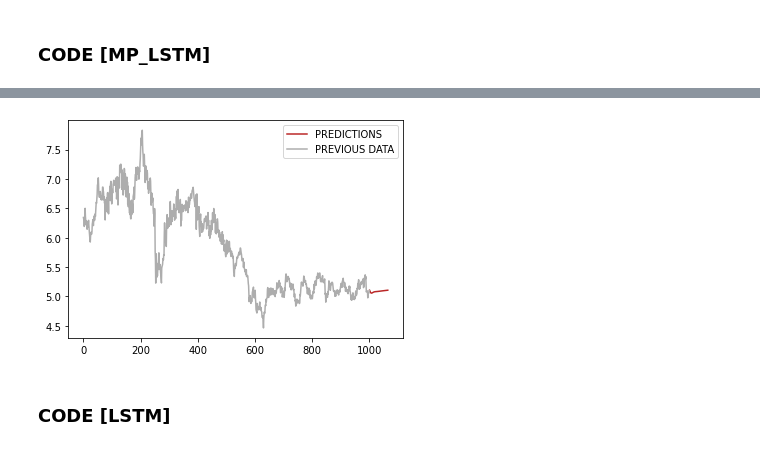
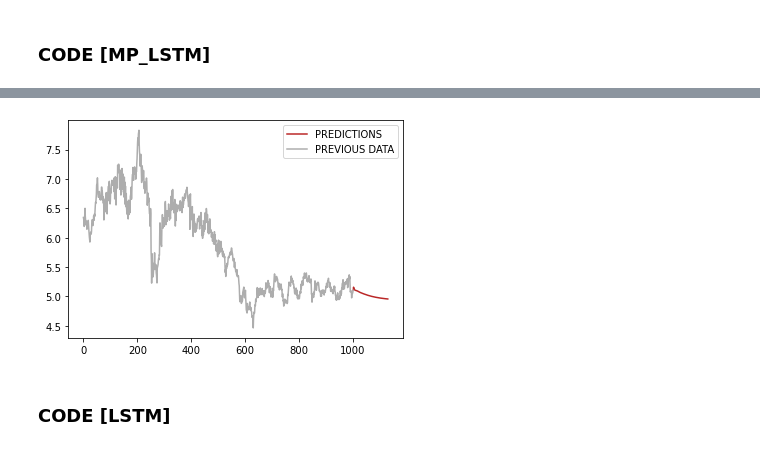
Before and after one commit to bananamilkt/Trend-Forecasting-Models, a Jupyter notebook: LSTM.ipynb, the cells around one changed output, grey strips where cells are left out. Cells and saved outputs as stored; diff of their text form; code cells hidden in the pictures.

Commit message:
[MODEL UPDATE]
-Load function added for multiple predictors LSTM Class

```diff
--- a/LSTM.ipynb
+++ b/LSTM.ipynb
@@ -432,4 +454,4 @@ class MP_LSTM():
 # %% [markdown]
 ### CODE [MP_LSTM]
 # %%
-LSTM_MODEL = MP_LSTM(PATH = 'MODEL2', NUM_PREDICTORS = 3)
+LSTM_MODEL = MP_LSTM(PATH = 'CAD_CNY_MP_LSTM_MODELs')
@@ -488,3 +503,3 @@ Epoch 4: saving model to MODEL2/SUB_MODEL_2\MODEL_WEIGHTS.ckpt
 # %%
-PREDICTIONS = LSTM_MODEL.PREDICT(LENGTH = 64, PRINT_EXTENDED_PLOT = True)
+PREDICTIONS = LSTM_MODEL.PREDICT(LENGTH = 128, PRINT_EXTENDED_PLOT = True)
 # %% [output]
@@ -508,4 +523,4 @@ PREDICTIONS = LSTM_MODEL.PREDICT(LENGTH = 64, PRINT_EXTENDED_PLOT = True)
-[figure, old version]
+[figure, new version]
 # %% [markdown]
 ### CODE [LSTM]
 # %%
```
Also changed, not shown: parts of 6 cells of this notebook, 19 other files.
